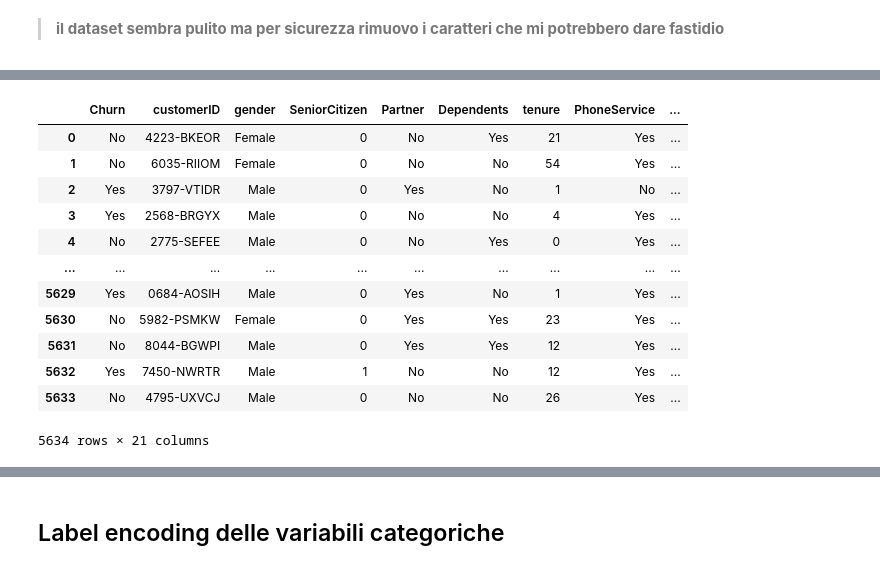
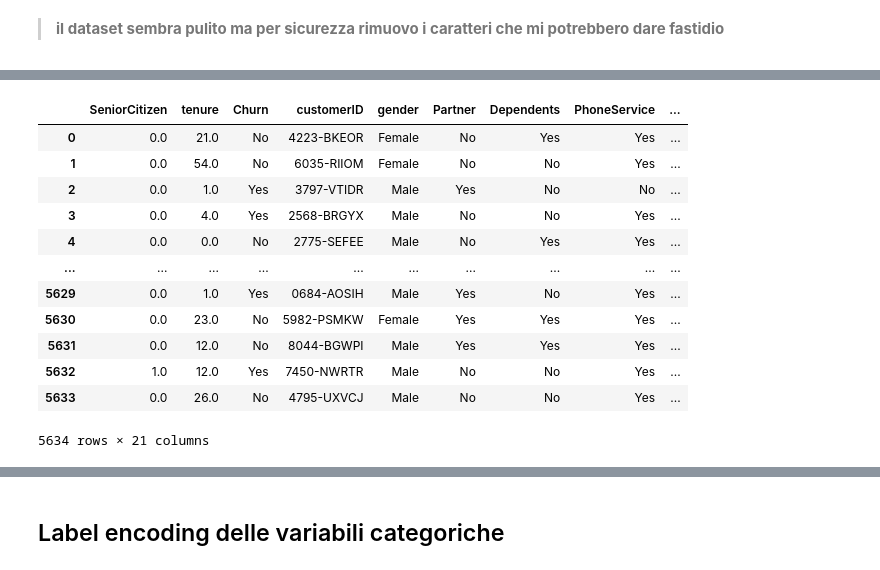
Before and after one commit to Alexo961/Telco_project, a Jupyter notebook: Call-center.ipynb, the cells around one changed output, grey strips where cells are left out. Cells and saved outputs as stored; diff of their text form; code cells hidden in the pictures.

```diff
--- a/Call-center.ipynb
+++ b/Call-center.ipynb
@@ -77,0 +85,27 @@ memory usage: 924.5+ KB
+# %%
+from sklearn.impute import SimpleImputer
+
+
+dataset_imputed = dataset.copy()
+numeric_features = dataset_imputed.select_dtypes(include= ['int64','float64'])
+categorical_features = dataset_imputed.select_dtypes(include= 'object')
+
+
+numerical_imputer = SimpleImputer(strategy='mean')
+categorical_imputer = SimpleImputer(strategy='most_frequent')
+
+
+numeric_features_new = pd.DataFrame(numerical_imputer.fit_transform(numeric_features))
+#rmettiamo le colonne
+numeric_features_new.columns = numeric_features.columns
+
+categorical_features_new = pd.DataFrame(categorical_imputer.fit_transform(categorical_features))
+#rmettiamo le colonne
+categorical_features_new.columns = categorical_features.columns
+
+#imputazione rimuove le colonne, le rimettiamo
+dataset_joined = pd.concat([numeric_features_new,categorical_features_new],axis=1)
+print (numeric_features.columns)
+print (categorical_features.columns)
+
+dataset_joined.info()
@@ -77,0 +132,5 @@ memory usage: 924.5+ KB
+# %%
+dataset_joined= dataset_joined.replace('No internet service','No')
+dataset_joined= dataset_joined.replace('No phone service','No')
+for col in dataset_joined.columns: #scorro tutte le colonne
+    print("Colonna",col,":",dataset_joined[col].unique())
@@ -77,0 +158,7 @@ memory usage: 924.5+ KB
+# %%
+dataset_joined['ChargesBin'] = pd.qcut(dataset_joined['TotalCharges'],10)
+dataset_joined = dataset_joined.drop(columns=['TotalCharges'])
+
+dataset_joined['MonthlyChargesBin'] = pd.qcut(dataset_joined['MonthlyCharges'],10)
+dataset_joined = dataset_joined.drop(columns=['MonthlyCharges'])
+dataset_joined
@@ -80,7 +181,7 @@ memory usage: 924.5+ KB
 # %%
 spuri = ['?','#','@',',','.',' ']
 
-data_remove=dataset.copy()
+data_remove=dataset_joined.copy()
 for i in data_remove.columns:
 
     for j in spuri:
@@ -88,7 +189,7 @@ for i in data_remove.columns:
         if( j in data_remove[i].to_list()):
             data_remove[i]=data_remove[i].replace(j,np.NaN)
 
-for col in dataset.columns: #scorro tutte le colonne
+for col in data_remove.columns: #scorro tutte le colonne
     print("Colonna",col,":",data_remove[col].unique())
 
 data_remove
@@ -113,13 +214,13 @@ Colonna TotalCharges : [1336.8  5129.45   23.45 ...  306.05 1200.15  457.3 ]
-|  | Churn | customerID | gender | SeniorCitizen | Partner | Dependents | tenure | PhoneService | ... |
-| 0 | No | 4223-BKEOR | Female | 0 | No | Yes | 21 | Yes | ... |
-| 1 | No | 6035-RIIOM | Female | 0 | No | No | 54 | Yes | ... |
-| 2 | Yes | 3797-VTIDR | Male | 0 | Yes | No | 1 | No | ... |
-| 3 | Yes | 2568-BRGYX | Male | 0 | No | No | 4 | Yes | ... |
-| 4 | No | 2775-SEFEE | Male | 0 | No | Yes | 0 | Yes | ... |
+|  | SeniorCitizen | tenure | Churn | customerID | gender | Partner | Dependents | PhoneService | ... |
+| 0 | 0.0 | 21.0 | No | 4223-BKEOR | Female | No | Yes | Yes | ... |
+| 1 | 0.0 | 54.0 | No | 6035-RIIOM | Female | No | No | Yes | ... |
+| 2 | 0.0 | 1.0 | Yes | 3797-VTIDR | Male | Yes | No | No | ... |
+| 3 | 0.0 | 4.0 | Yes | 2568-BRGYX | Male | No | No | Yes | ... |
+| 4 | 0.0 | 0.0 | No | 2775-SEFEE | Male | No | Yes | Yes | ... |
 | ... | ... | ... | ... | ... | ... | ... | ... | ... | ... |
-| 5629 | Yes | 0684-AOSIH | Male | 0 | Yes | No | 1 | Yes | ... |
-| 5630 | No | 5982-PSMKW | Female | 0 | Yes | Yes | 23 | Yes | ... |
-| 5631 | No | 8044-BGWPI | Male | 0 | Yes | Yes | 12 | Yes | ... |
-| 5632 | Yes | 7450-NWRTR | Male | 1 | No | No | 12 | Yes | ... |
-| 5633 | No | 4795-UXVCJ | Male | 0 | No | No | 26 | Yes | ... |
+| 5629 | 0.0 | 1.0 | Yes | 0684-AOSIH | Male | Yes | No | Yes | ... |
+| 5630 | 0.0 | 23.0 | No | 5982-PSMKW | Female | Yes | Yes | Yes | ... |
+| 5631 | 0.0 | 12.0 | No | 8044-BGWPI | Male | Yes | Yes | Yes | ... |
+| 5632 | 1.0 | 12.0 | Yes | 7450-NWRTR | Male | No | No | Yes | ... |
+| 5633 | 0.0 | 26.0 | No | 4795-UXVCJ | Male | No | No | Yes | ... |
 5634 rows × 21 columns
```
Also changed, not shown: parts of 17 cells of this notebook.
